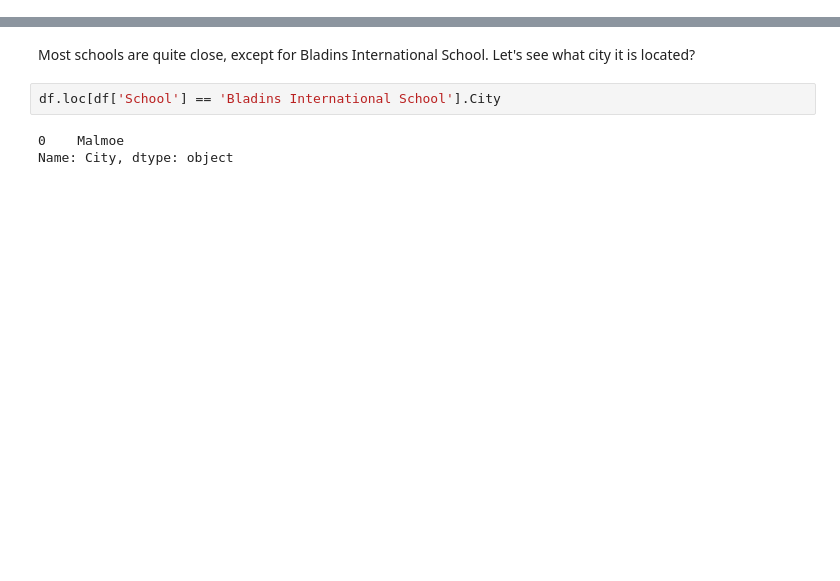
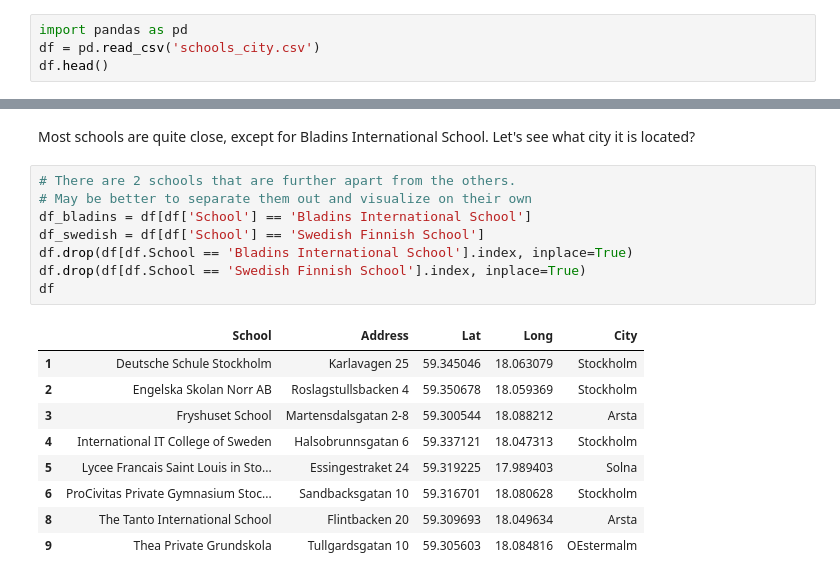
Before and after one commit to PanupatC/Coursera_Capstone, a Jupyter notebook: Coursera_sweden_school_code.ipynb, the cells around one changed output, grey strips where cells are left out. Cells and saved outputs as stored; diff of their text form; blank space fills up the shorter version.

Commit message:
move 2 schools to their own df

```diff
--- a/Coursera_sweden_school_code.ipynb
+++ b/Coursera_sweden_school_code.ipynb
@@ -196 +181,5 @@ df.head()
 df.to_csv('schools_city.csv', index=False)
+# %%
+import pandas as pd
+df = pd.read_csv('schools_city.csv')
+df.head()
@@ -218,8 +214,21 @@ map
 [interactive output not drawn]
 # %% [markdown]
 Most schools are quite close, except for Bladins International School. Let's see what city it is located?
-# %%
-df.loc[df['School'] == 'Bladins International School'].City
-# %% [output]
-0    Malmoe
-Name: City, dtype: object
+# %%
+# There are 2 schools that are further apart from the others.
+# May be better to separate them out and visualize on their own
+df_bladins = df[df['School'] == 'Bladins International School']
+df_swedish = df[df['School'] == 'Swedish Finnish School']
+df.drop(df[df.School == 'Bladins International School'].index, inplace=True)
+df.drop(df[df.School == 'Swedish Finnish School'].index, inplace=True)
+df
+# %% [output]
+|  | School | Address | Lat | Long | City |
+| 1 | Deutsche Schule Stockholm | Karlavagen 25 | 59.345046 | 18.063079 | Stockholm |
+| 2 | Engelska Skolan Norr AB | Roslagstullsbacken 4 | 59.350678 | 18.059369 | Stockholm |
+| 3 | Fryshuset School | Martensdalsgatan 2-8 | 59.300544 | 18.088212 | Arsta |
+| 4 | International IT College of Sweden | Halsobrunnsgatan 6 | 59.337121 | 18.047313 | Stockholm |
+| 5 | Lycee Francais Saint Louis in Sto... | Essingestraket 24 | 59.319225 | 17.989403 | Solna |
+| 6 | ProCivitas Private Gymnasium Stoc... | Sandbacksgatan 10 | 59.316701 | 18.080628 | Stockholm |
+| 8 | The Tanto International School | Flintbacken 20 | 59.309693 | 18.049634 | Arsta |
+| 9 | Thea Private Grundskola | Tullgardsgatan 10 | 59.305603 | 18.084816 | OEstermalm |
```
Also changed, not shown: parts of 4 cells of this notebook.
